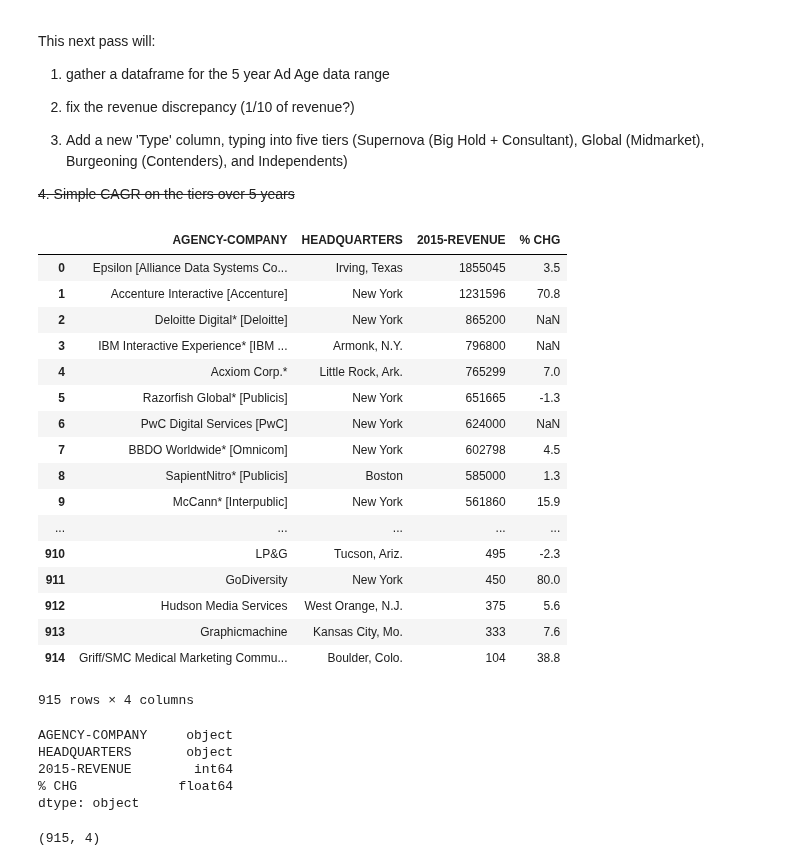
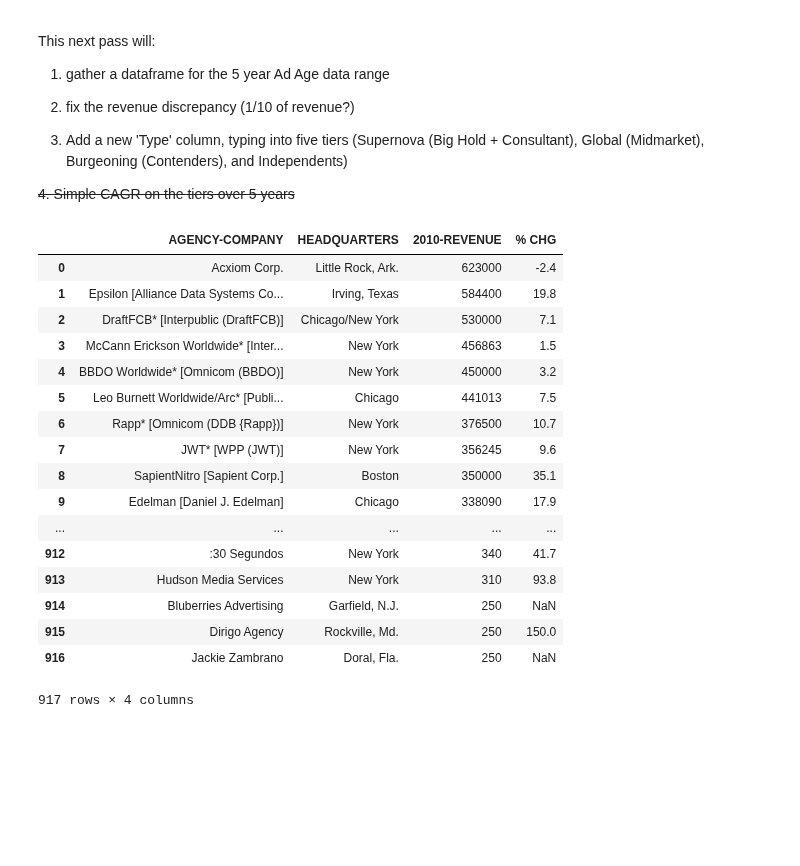
Before and after one commit to xthomas/dataviz, a Jupyter notebook: AgencyRevenueModels/Four Types of Company.ipynb, the cells around one changed output. Cells and saved outputs as stored; diff of their text form; code cells hidden in the pictures; blank space fills up the shorter version.

Commit message:
Begin to Calculate the US tiers of holding compnay revenue

```diff
--- a/AgencyRevenueModels/Four Types of Company.ipynb
+++ b/AgencyRevenueModels/Four Types of Company.ipynb
@@ -13,40 +13,29 @@ This next pass will:
 import pandas as pd
 import re
 # %%
-raw='/Users/xavier/Documents/src/dataviz/AgencyRevenueModels/adage-data/adage-900_2015.csv'
+raw='/Users/xavier/Documents/src/dataviz/AgencyRevenueModels/adage-data/adage-900_2010.csv'
 adage = pd.read_csv(raw)
+adage.name = '2010'
 adage
 # %% [output]
-|  | AGENCY-COMPANY | HEADQUARTERS | 2015-REVENUE | % CHG |
-| 0 | Epsilon [Alliance Data Systems Co... | Irving, Texas | 1855045 | 3.5 |
-| 1 | Accenture Interactive [Accenture] | New York | 1231596 | 70.8 |
-| 2 | Deloitte Digital* [Deloitte] | New York | 865200 | NaN |
-| 3 | IBM Interactive Experience* [IBM ... | Armonk, N.Y. | 796800 | NaN |
-| 4 | Acxiom Corp.* | Little Rock, Ark. | 765299 | 7.0 |
-| 5 | Razorfish Global* [Publicis] | New York | 651665 | -1.3 |
-| 6 | PwC Digital Services [PwC] | New York | 624000 | NaN |
-| 7 | BBDO Worldwide* [Omnicom] | New York | 602798 | 4.5 |
-| 8 | SapientNitro* [Publicis] | Boston | 585000 | 1.3 |
-| 9 | McCann* [Interpublic] | New York | 561860 | 15.9 |
+|  | AGENCY-COMPANY | HEADQUARTERS | 2010-REVENUE | % CHG |
+| 0 | Acxiom Corp. | Little Rock, Ark. | 623000 | -2.4 |
+| 1 | Epsilon [Alliance Data Systems Co... | Irving, Texas | 584400 | 19.8 |
+| 2 | DraftFCB* [Interpublic (DraftFCB)] | Chicago/New York | 530000 | 7.1 |
+| 3 | McCann Erickson Worldwide* [Inter... | New York | 456863 | 1.5 |
+| 4 | BBDO Worldwide* [Omnicom (BBDO)] | New York | 450000 | 3.2 |
+| 5 | Leo Burnett Worldwide/Arc* [Publi... | Chicago | 441013 | 7.5 |
+| 6 | Rapp* [Omnicom (DDB {Rapp})] | New York | 376500 | 10.7 |
+| 7 | JWT* [WPP (JWT)] | New York | 356245 | 9.6 |
+| 8 | SapientNitro [Sapient Corp.] | Boston | 350000 | 35.1 |
+| 9 | Edelman [Daniel J. Edelman] | Chicago | 338090 | 17.9 |
 | ... | ... | ... | ... | ... |
-| 910 | LP&G | Tucson, Ariz. | 495 | -2.3 |
-| 911 | GoDiversity | New York | 450 | 80.0 |
-| 912 | Hudson Media Services | West Orange, N.J. | 375 | 5.6 |
-| 913 | Graphicmachine | Kansas City, Mo. | 333 | 7.6 |
-| 914 | Griff/SMC Medical Marketing Commu... | Boulder, Colo. | 104 | 38.8 |
+| 912 | :30 Segundos | New York | 340 | 41.7 |
+| 913 | Hudson Media Services | New York | 310 | 93.8 |
+| 914 | Bluberries Advertising | Garfield, N.J. | 250 | NaN |
+| 915 | Dirigo Agency | Rockville, Md. | 250 | 150.0 |
+| 916 | Jackie Zambrano | Doral, Fla. | 250 | NaN |
-915 rows × 4 columns
+917 rows × 4 columns
-# %%
-adage.dtypes
-# %% [output]
-AGENCY-COMPANY     object
-HEADQUARTERS       object
-2015-REVENUE        int64
-% CHG             float64
-dtype: object
-# %%
-adage.shape
-# %% [output]
-(915, 4)
 # %%
 # A function to RETURN two variables from AGENCY-COMPANY column
 def indySubstituteSimple(x):
```
Also changed, not shown: parts of 14 cells of this notebook, 1 other file.
